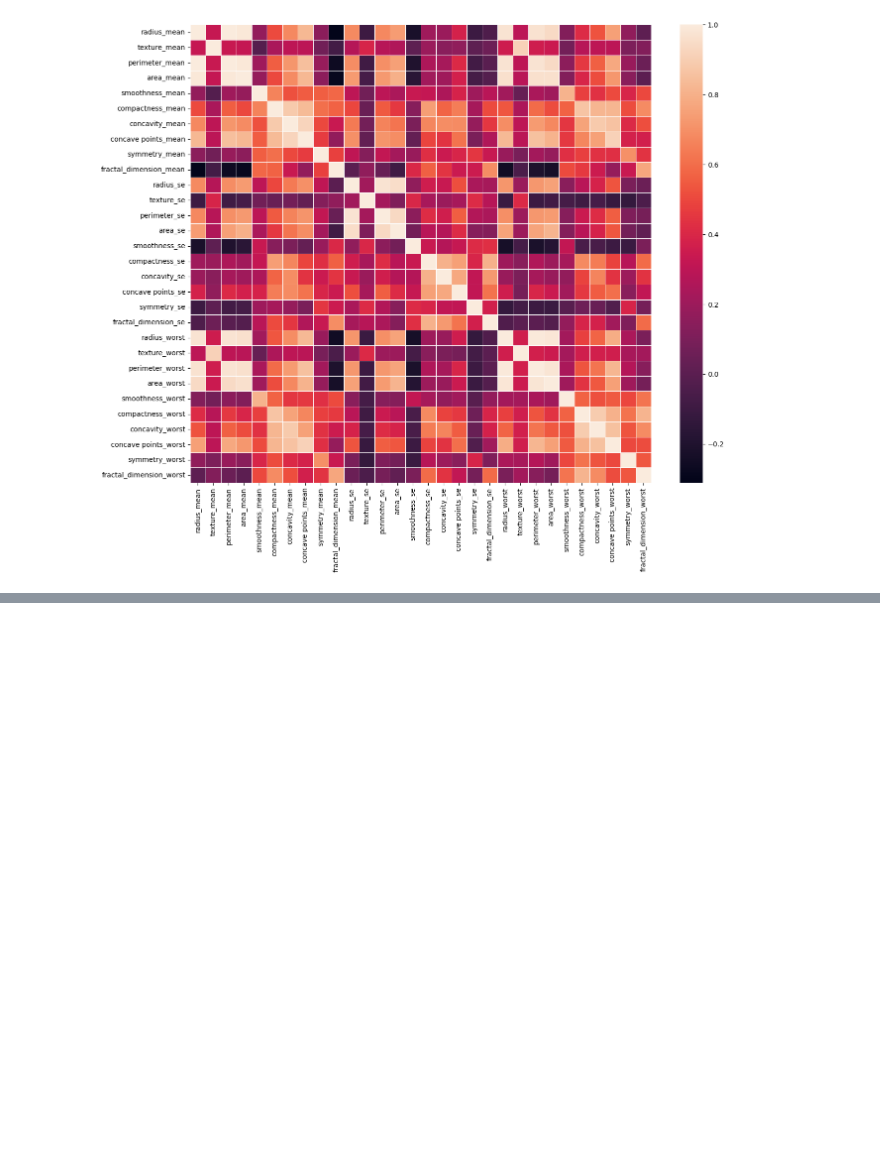
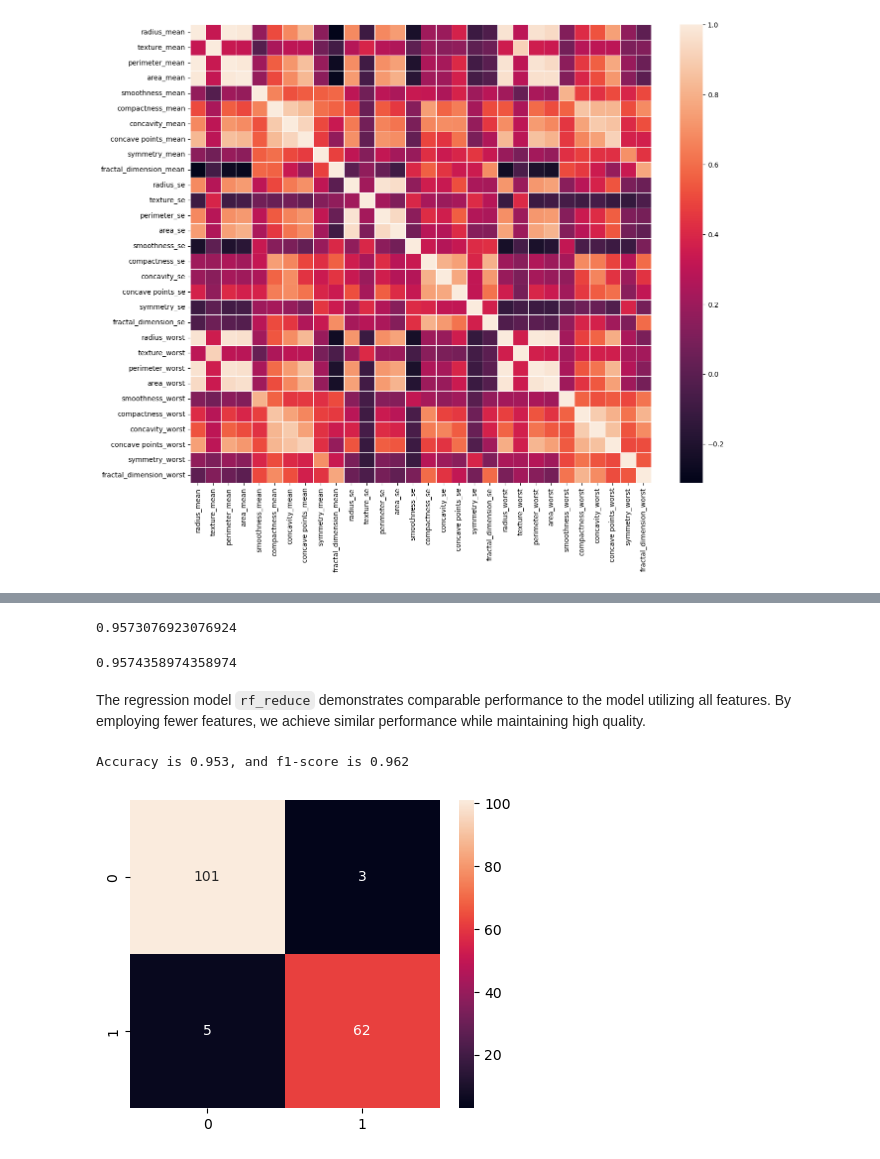
Before and after one commit to cuongpham24/Data-science-projects, a Jupyter notebook: Project_02_Feature_Selection/Project_02_Breast_Cancer.ipynb, the cells around one changed output, grey strips where cells are left out. Drawn from its saved outputs; the diff is of its cells as text; code cells hidden in the pictures; blank space fills up the shorter version.

```diff
--- a/Project_02_Feature_Selection/Project_02_Breast_Cancer.ipynb
+++ b/Project_02_Feature_Selection/Project_02_Breast_Cancer.ipynb
@@ -187,6 +189,3 @@ from sklearn.metrics import accuracy_score
 # %%
 # Split data into training and test set
-x_train, x_test, y_train, y_test = train_test_split(x, y, test_size=0.2, random_state=2024)
-# Normalize data
-x_train_norm = (x_train - x_train.mean()) / x_train.std()
-x_test_norm = (x_test - x_test.mean()) / x_test.std()
+x_train, x_test, y_train, y_test = train_test_split(x, y, test_size=0.3, random_state=2024)
@@ -192,0 +209,35 @@ x_test_norm = (x_test - x_test.mean()) / x_test.std()
+# %%
+features = ["area_worst", "texture_worst", "smoothness_mean", "concave points_mean", "symmetry_worst",
+            "area_se", "concave points_se", "fractal_dimension_worst", "texture_se", "smoothness_se", "symmetry_se"]
+
+rf_reduce = RandomForestClassifier(random_state=2024)
+
+# Perform cross-validation
+print(cross_val_score(rf_reduce, x_train[features], y_train, cv=10).mean())
+# %% [output]
+0.9573076923076924
+# %%
+rf_all = RandomForestClassifier(random_state=2024)
+
+# Perform cross-validation
+print(cross_val_score(rf_all, x_train, y_train, cv=10).mean())
+# %% [output]
+0.9574358974358974
+# %% [markdown]
+The regression model `rf_reduce` demonstrates comparable performance to the model utilizing all features. By employing fewer features, we achieve similar performance while maintaining high quality.
+# %%
+# Fit and evaluate performance on test set
+rf_reduce = rf_reduce.fit(x_train[features], y_train)
+
+# Confusion matrix and heat map
+cm = confusion_matrix(y_test, rf_reduce.predict(x_test[features]))
+plt.figure(figsize=(5, 4))
+sns.heatmap(cm, annot=True, fmt="d")
+
+# Accuracy score and f1-score
+ac = accuracy_score(y_test, rf_reduce.predict(x_test[features]))
+f1 = f1_score(y_test, rf_reduce.predict(x_test[features]), pos_label="B")
+print("Accuracy is %.3f, and f1-score is %.3f" %(ac, f1))
+# %% [output]
+Accuracy is 0.953, and f1-score is 0.962
+[figure, added]
```
Also changed, not shown: parts of 14 cells of this notebook.
